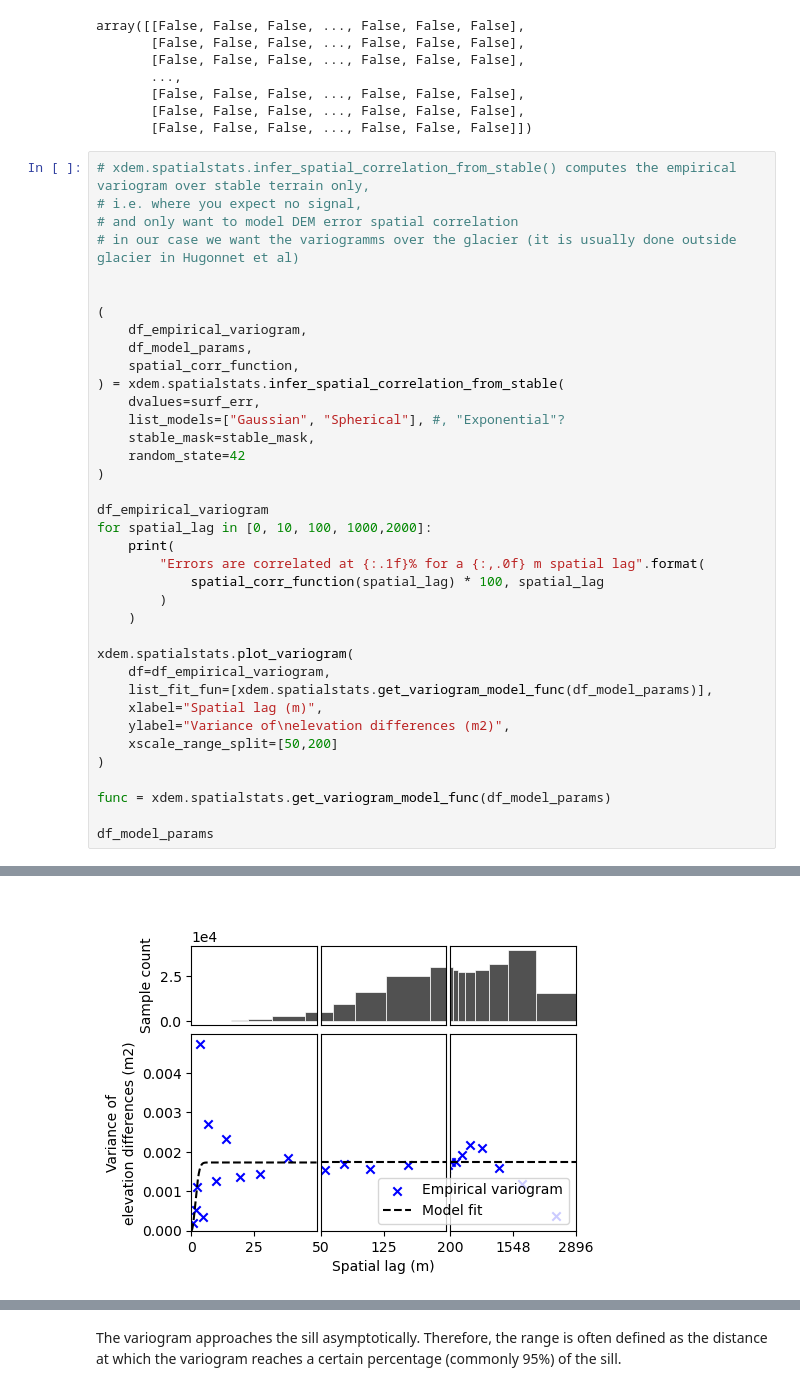
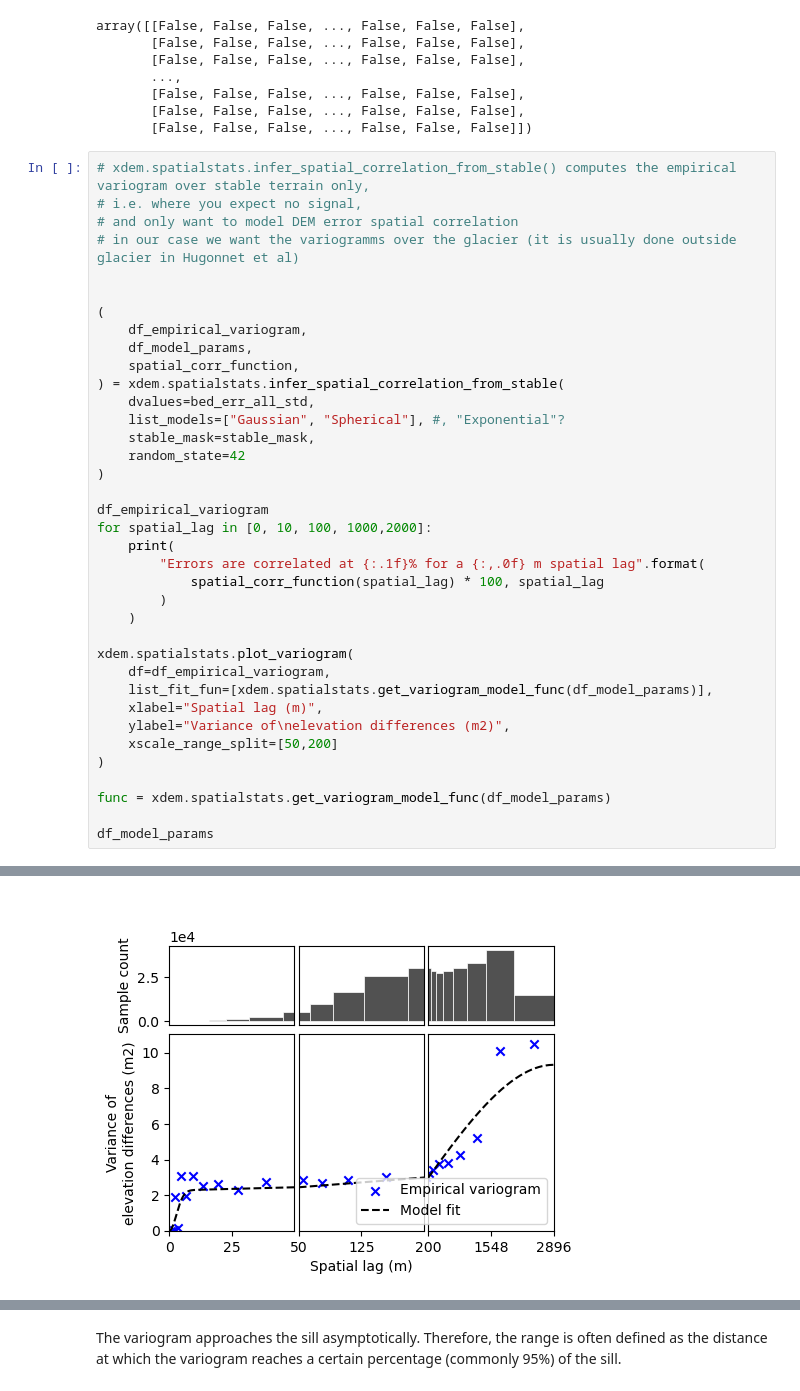
Before and after one commit to christopheogier/bonne_pierre_hydraulic_barriers, a Jupyter notebook: notebooks/DEM_handling.ipynb, the cells around one changed output, grey strips where cells are left out. Saved outputs shown, nothing was run; the diff lists cells and outputs as text.

```diff
--- a/notebooks/DEM_handling.ipynb
+++ b/notebooks/DEM_handling.ipynb
@@ -152,7 +152,7 @@ array([[False, False, False, ..., False, False, False],
     df_model_params,
     spatial_corr_function,
 ) = xdem.spatialstats.infer_spatial_correlation_from_stable(
-    dvalues=surf_err,
+    dvalues=bed_err_all_std,
     list_models=["Gaussian", "Spherical"], #, "Exponential"?
     stable_mask=stable_mask,
     random_state=42
@@ -189,4 +189,4 @@ Errors are correlated at 0.0% for a 2,000 m spatial lag
-[figure, old version]
+[figure, new version]
 # %%
 xdem.spatialstats.plot_variogram(df_empirical_variogram, xscale="log")
 # %% [output]
```
Also changed, not shown: parts of 7 cells of this notebook, 4 other files.
